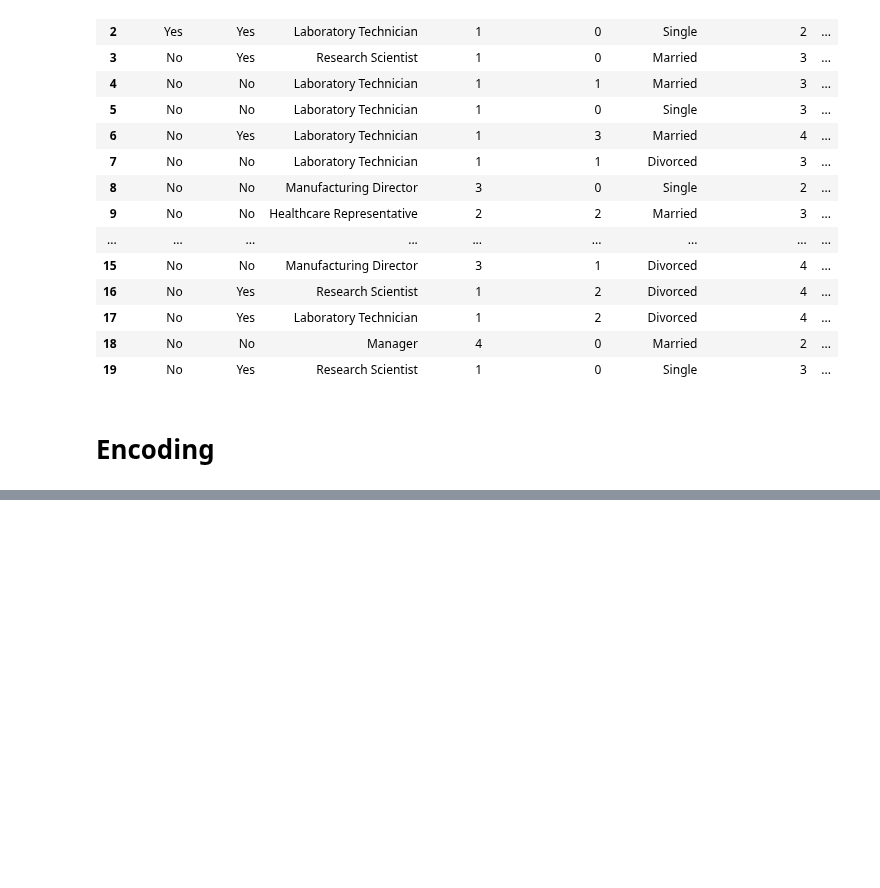
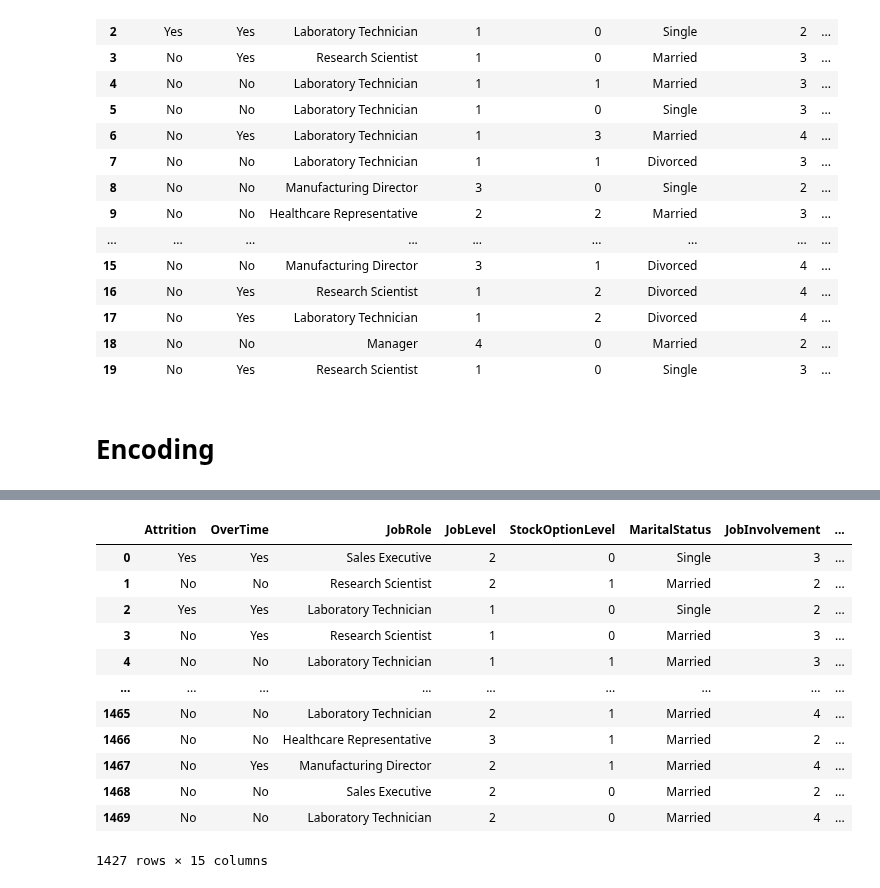
Before and after one commit to Technocolabs100/Employee-Attrition-Analysis-and-Turnover-Predictions, a Jupyter notebook: Attrition Notebook/Attrition_prediction.ipynb, the cells around one changed output, grey strips where cells are left out. Saved outputs shown, nothing was run; the diff lists cells and outputs as text; code cells hidden in the pictures; blank space fills up the shorter version.

```diff
--- a/Attrition Notebook/Attrition_prediction.ipynb
+++ b/Attrition Notebook/Attrition_prediction.ipynb
@@ -407,0 +436,16 @@ df_fselect.head(20)
+# %%
+df_fselect
+# %% [output]
+|  | Attrition | OverTime | JobRole | JobLevel | StockOptionLevel | MaritalStatus | JobInvolvement | ... |
+| 0 | Yes | Yes | Sales Executive | 2 | 0 | Single | 3 | ... |
+| 1 | No | No | Research Scientist | 2 | 1 | Married | 2 | ... |
+| 2 | Yes | Yes | Laboratory Technician | 1 | 0 | Single | 2 | ... |
+| 3 | No | Yes | Research Scientist | 1 | 0 | Married | 3 | ... |
+| 4 | No | No | Laboratory Technician | 1 | 1 | Married | 3 | ... |
+| ... | ... | ... | ... | ... | ... | ... | ... | ... |
+| 1465 | No | No | Laboratory Technician | 2 | 1 | Married | 4 | ... |
+| 1466 | No | No | Healthcare Representative | 3 | 1 | Married | 2 | ... |
+| 1467 | No | Yes | Manufacturing Director | 2 | 1 | Married | 4 | ... |
+| 1468 | No | No | Sales Executive | 2 | 0 | Married | 2 | ... |
+| 1469 | No | No | Laboratory Technician | 2 | 0 | Married | 4 | ... |
+1427 rows × 15 columns
```
Also changed, not shown: parts of 42 cells of this notebook.
